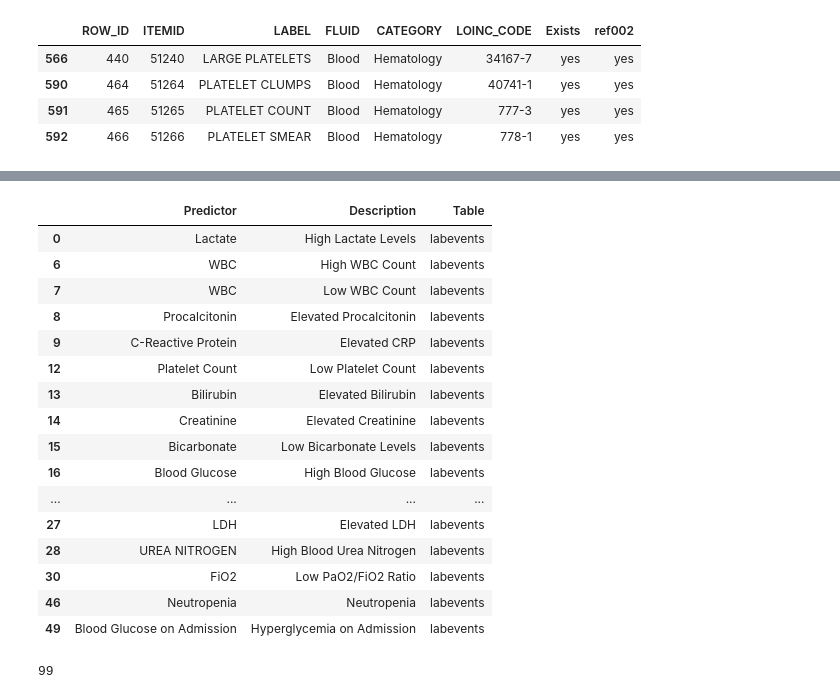
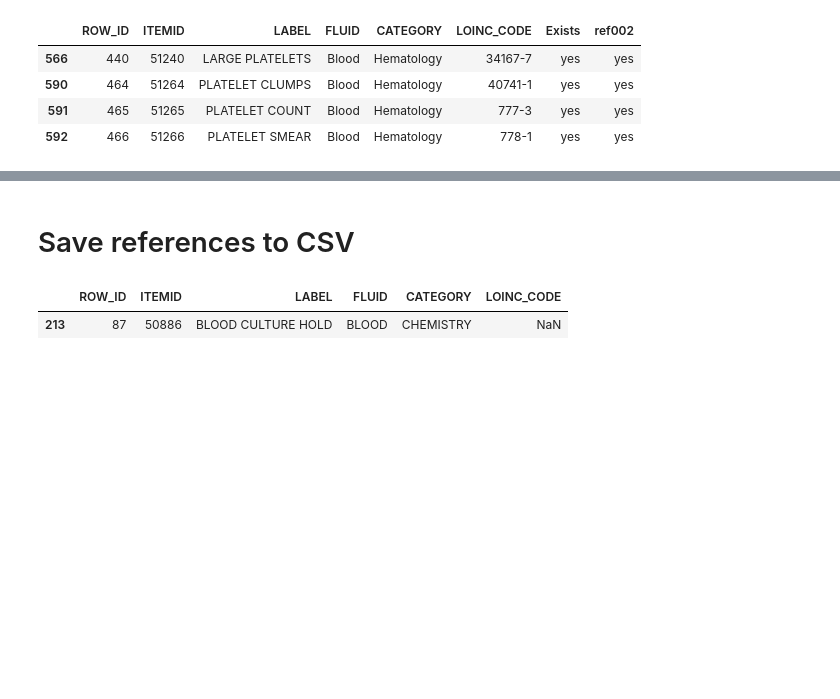
Before and after one commit to 23233408/CAPSTONE, a Jupyter notebook: AlexTurner/AT004_23_09_06.ipynb, the cells around one changed output, grey strips where cells are left out. Saved outputs shown, nothing was run; the diff lists cells and outputs as text; code cells hidden in the pictures; blank space fills up the shorter version.

Commit message:
add reference selections

```diff
--- a/AlexTurner/AT004_23_09_06.ipynb
+++ b/AlexTurner/AT004_23_09_06.ipynb
@@ -327,9 +297,9 @@ data_ref002 = {
     'Predictor': [
         'AGE', 'DOBUTAMINE  (Y/N)', 'DOPAMINE  (Y/N)', 'EPINEPHRINE  (Y/N)', 'NOREPINEPHRINE  (Y/N)',
         'SYSTOLIC BP x AGE', 'SHOCK INDEX (HR/SYSTOLIC BP)', 'SHOCK INDEX x AGE',
-        'ANION GAP', 'ALBUMIN', 'ALKALINE PHOSPHATASE', 'ASPARATE AMINOTRANSFERASE (AST)', 'BANDS', 'BILIRUBIN',
-        'UREA NITROGEN', 'CALCIUM', 'CREATININE', 'ESTIMATED GFR (MDRD EQUATION)', 'GLUCOSE', 'LACTIC ACID',
-        'LYMPHOCYTE', 'MONOCYTE', 'NEUTROPHIL', 'PLATELET', 'WBC',
+        'ANION GAP', 'ALBUMIN', 'ALKALINE PHOSPHATASE', 'ASPARATE AMINOTRANSFERASE', 'BANDS', 'BILIRUBIN',
+        'BLOOD UREA NITROGEN', 'CALCIUM', 'CREATININE', 'ESTIMATED GFR', 'GLUCOSE', 'LACTATE',
+        'LYMPHOCYTE', 'MONOCYTE', 'NEUTROPHILS', 'PLATELET COUNT', 'WBC',
         'GLASGOW COMA SCALE', 'SUPPLEMENTAL OXYGEN (Y/N)', 'VENTILATOR', 'ALTERED MENTAL STATUS',
         'ABSCESS', 'ACUTE', 'ALTERED', 'BACTEREMIA', 'CELLULITIS', 'CYSTITIS', 'DIABETES',
         'FAILURE', 'LACTIC', 'LEUKOCYTOSIS', 'PNA', 'PNEUMONIA', 'PYELONEPHRITIS', 'RESPIRATORY',
@@ -366,6 +336,4 @@ data_ref002 = {
 }
 
 df_ref002 = pd.DataFrame(data_ref002)
-
-#     "Derived" means that the variable is often calculated from other variables
-#    "ED_EVENTS" is a placeholder for the table containing Emergency Department events
+df_ref002
@@ -372,6 +357,0 @@ df_ref002 = pd.DataFrame(data_ref002)
-# %%
-df_ref002_lab[df_ref002_lab['Exists']=='no']
-
-
-df_lab_desc['LABEL'] = df_lab_desc['LABEL'].str.upper()
-reference_filtered['Exists'] = reference_filtered['Variable'].apply(lambda x: 'yes' if x in df_lab_desc['LABEL'].values else 'no')
@@ -450,7 +368,6 @@ data_ref003 = {
     'Respiratory Rate',
     'WBC',
     'WBC',
-    'Procalcitonin',
     'C-Reactive Protein',
     'Blood Culture',
     'Temperature',
@@ -460,8 +377,8 @@ data_ref003 = {
     'Bicarbonate',
     'Blood Glucose',
     'Urine Culture',
-    'AST',
-    'ALT',
+    'ASPARATE AMINOTRANSFERASE',
+    'ALANINE AMINOTRANSFERASE',
     'Troponin',
     'Hemoglobin',
     'INR',
@@ -469,8 +386,8 @@ data_ref003 = {
     'Albumin',
     'D-Dimer',
     'Ferritin',
-    'LDH',
-    'UREA NITROGEN',
+    'LACTATE DEHYDROGENASE',
+    'BLOOD UREA NITROGEN',
     'PaO2',
     'FiO2',
     'Age',
@@ -488,10 +405,9 @@ data_ref003 = {
     'Chronic Liver Disease',
     'Pregnancy Status',
     'Burns or Trauma',
-    'Neutropenia',
+    'NEUTROPHILS',
     'Nutritional Status',
     'BMI',
-    'Blood Glucose on Admission',
     'Infection Source',
     'Skin Mottling',
     'Skin Color',
@@ -506,7 +422,6 @@ data_ref003 = {
     "Rapid Breathing (Tachypnea)",
     "High WBC Count",
     "Low WBC Count",
-    "Elevated Procalcitonin",
     "Elevated CRP",
     "Positive Blood Culture",
     "Fever or Hypothermia",
@@ -525,10 +440,10 @@ data_ref003 = {
     "Low Albumin",
     "Elevated D-Dimer",
     "Elevated Ferritin",
-    "Elevated LDH",
+    "Elevated LDH (LACTATE DEHYDROGENASE)",
     "High Blood Urea Nitrogen",
-    "Low PaO2/FiO2 Ratio",
-    "Low PaO2/FiO2 Ratio",
+    "Low PaO2/FiO2 Ratio (Partial pressure of oxygen)",
+    "Low PaO2/FiO2 Ratio (fraction of inspired oxygen)",
     "Age > 65 years",
     "Comorbidities (e.g., Diabetes, Heart Disease)",
     "Recent Surgery",
@@ -547,7 +462,6 @@ data_ref003 = {
     "Neutropenia",
     "Malnutrition",
     "Obesity",
-    "Hyperglycemia on Admission",
     "Community-Acquired vs Hospital-Acquired Infection",
     "Skin Mottling",
     "Cyanosis (Bluish Skin)",
@@ -562,7 +476,6 @@ data_ref003 = {
     "chartevents",  # Rapid Breathing (Tachypnea)
     "labevents",  # High WBC Count
     "labevents",  # Low WBC Count
-    "labevents",  # Elevated Procalcitonin
     "labevents",  # Elevated CRP
     "microbiologyevents",  # Positive Blood Culture
     "chartevents",  # Fever or Hypothermia
@@ -584,7 +497,7 @@ data_ref003 = {
     "labevents",  # Elevated LDH
     "labevents",  # High BUN
     "chartevents",  # Low PaO2/FiO2 Ratio
-    "labevents",  # Low PaO2/FiO2 Ratio
+    "chartevents",  # Low PaO2/FiO2 Ratio (fraction of inspired oxygen)
     "patients",  # Age > 65 years
     "admissions",  # Comorbidities (e.g., Diabetes, Heart Disease)
     "admissions",  # Recent Surgery
@@ -603,7 +516,6 @@ data_ref003 = {
     "labevents",  # Neutropenia
     "admissions",  # Malnutrition
     "admissions",  # Obesity
-    "labevents",  # Hyperglycemia on Admission
     "admissions",  # Community-Acquired vs Hospital-Acquired Infection
     "chartevents",  # Skin Mottling
     "chartevents",  # Cyanosis (Bluish Skin)
@@ -612,6 +524,7 @@ data_ref003 = {
 }
 
 df_ref003 = pd.DataFrame(data_ref003)
+df_ref003['Table'] = df_ref003['Table'].str.upper()
 df_ref003
 # %% [output]
 |  | Predictor | Description | Table |
@@ -633,0 +547,2 @@ df_ref003
+# %% [markdown]
+# Save references to CSV
@@ -634,20 +566,8 @@ df_ref003
 # %%
 df_ref003[df_ref003['Table']=='labevents']
+df_ref002
+df_lab_desc[df_lab_desc['ITEMID']==50816]
+df_lab_desc[df_lab_desc['ITEMID']==50886]
 # %% [output]
-|  | Predictor | Description | Table |
-| 0 | Lactate | High Lactate Levels | labevents |
-| 6 | WBC | High WBC Count | labevents |
-| 7 | WBC | Low WBC Count | labevents |
-| 8 | Procalcitonin | Elevated Procalcitonin | labevents |
-| 9 | C-Reactive Protein | Elevated CRP | labevents |
-| 12 | Platelet Count | Low Platelet Count | labevents |
-| 13 | Bilirubin | Elevated Bilirubin | labevents |
-| 14 | Creatinine | Elevated Creatinine | labevents |
-| 15 | Bicarbonate | Low Bicarbonate Levels | labevents |
-| 16 | Blood Glucose | High Blood Glucose | labevents |
-| ... | ... | ... | ... |
-| 27 | LDH | Elevated LDH | labevents |
-| 28 | UREA NITROGEN | High Blood Urea Nitrogen | labevents |
-| 30 | FiO2 | Low PaO2/FiO2 Ratio | labevents |
-| 46 | Neutropenia | Neutropenia | labevents |
-| 49 | Blood Glucose on Admission | Hyperglycemia on Admission | labevents |
+|  | ROW_ID | ITEMID | LABEL | FLUID | CATEGORY | LOINC_CODE |
+| 213 | 87 | 50886 | BLOOD CULTURE HOLD | BLOOD | CHEMISTRY | NaN |
@@ -662,13 +591,3 @@ Input
 [/INST]
 '''
 df['relation'] = df.apply(lambda x: run(prompt_causality, f"A: {x['LABEL']} with fluid type of {x['FLUID']}, B: sepsis"), axis=1)
-# %%
-
-
-
-
-#99 values...
-print(len(df_lab_desc[df_lab_desc['ref002']=='yes']['LABEL'].values))
-df_lab_desc[df_lab_desc['ref002']=='yes']['LABEL'].values
-# %% [output]
-99
```
Also changed, not shown: parts of 64 cells of this notebook.
